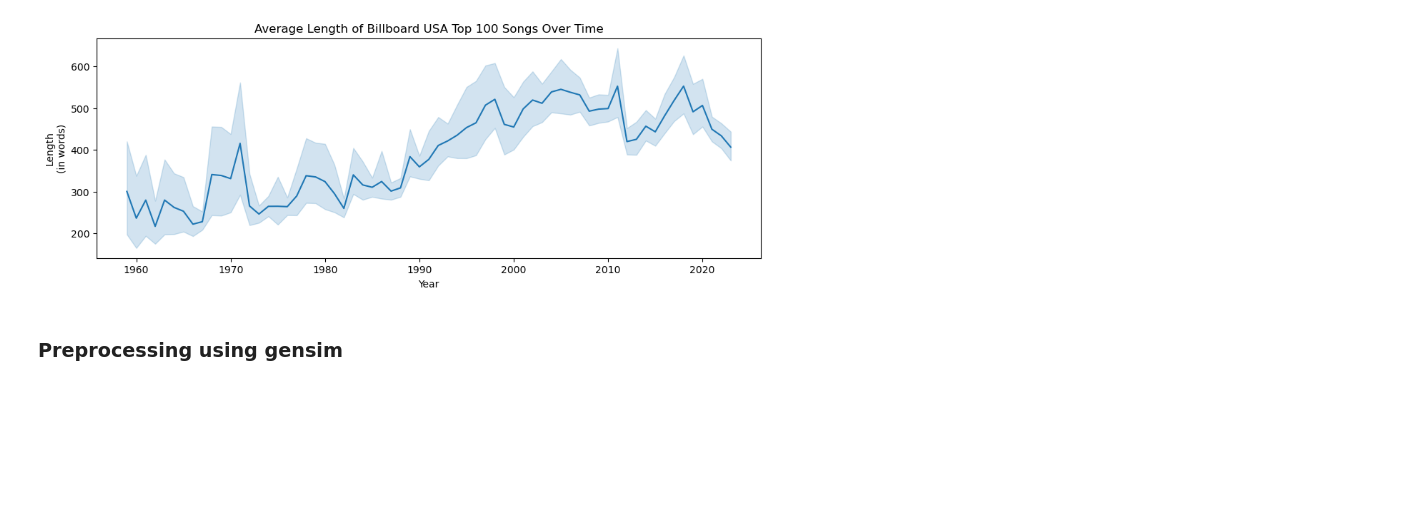
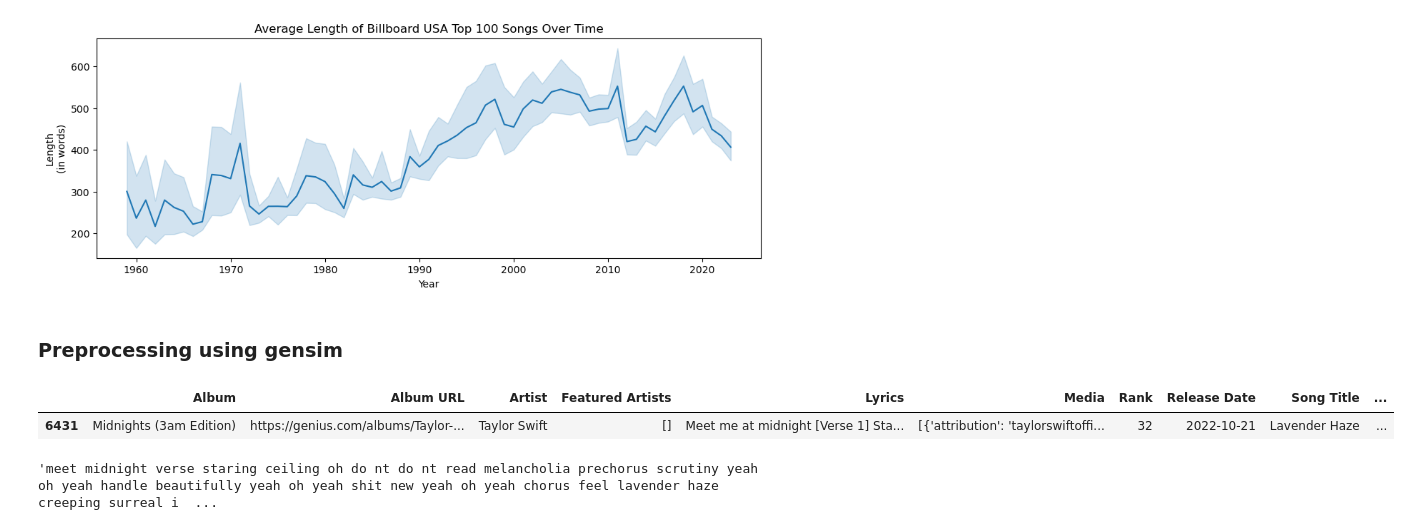
Before and after one commit to garimasc/topic_modeling_songs, a Jupyter notebook: eda.ipynb, the cells around one changed output. Cells and saved outputs as stored; diff of their text form; code cells hidden in the pictures; blank space fills up the shorter version.

Commit message:
clean data some more, domain specific stopwords

```diff
--- a/eda.ipynb
+++ b/eda.ipynb
@@ -131,6 +131,9 @@ def remove_punctuation(text):
     reg_punc =re.compile(r'[^\w\s]')
     text = reg_punc.sub(r'', text)
     return text
+
+def remove_stopwords(text):
+    return " ".join([ww for ww in text.split() if ww not in stop_words])
 
 def remove_html_url(text):
 
@@ -173,7 +176,7 @@ def remove_emoji(text):
 def preprocess(text):
 
     # clean text based on given filters
-    CUSTOM_FILTERS = [lambda x: x.lower(), remove_stopwords, remove_punctuation, remove_emoji,
+    CUSTOM_FILTERS = [lambda x: x.lower(), remove_punctuation, remove_emoji,
                                 remove_html_url, remove_numbers, remove_special_char]
     text = preprocess_string(text, CUSTOM_FILTERS)
     text = " ".join(text)
@@ -185,9 +188,30 @@ def lemmatize_text(text):
     return [" ".join([token.lemma_ for token in doc]) for doc in tqdm(nlp.pipe(text, batch_size=32)) ]
 
 stop_words = [remove_punctuation(ww) for ww in stopwords.words('english')]
+# add context specific stopwords
+stop_words.extend(['verse','chorus','prechorus','instrumental'])
 # %%
+# only keep english songs for now
+data = data.query('lang== "en"')
+data.drop_duplicates(['Song Title'], keep= 'first', inplace= True)
+# create song title to ID mapping
+data['Song Title'] = data['Song Title'].fillna('').apply(preprocess)
+title_id_map = {value:key for key,value in data['Song Title'].drop_duplicates().reset_index(drop= True).to_dict().items()}
+data['Song ID'] = data['Song Title'].map(title_id_map)
+
 data['clean_lyrics'] = data['Lyrics'].fillna('').apply(preprocess)
 data['clean_lyrics'] = lemmatize_text(data['clean_lyrics'])
+# remove stop words after lemmatization for eg im splits into 'i' and 'm'
+data['clean_lyrics'] = data['clean_lyrics'].apply(remove_stopwords)
 data['clean_length'] = winsorize(data['clean_lyrics'].apply(lambda x: len(x.split(" ")) if isinstance(x, str) else 0), (0.01, 0.01))
 
 data.drop(['Album URL',"Media",'Song URL'], axis= 1).to_csv("data/preprocessed.csv")
+# %%
+data.query("Artist== 'Taylor Swift'").tail(1)
+# %% [output]
+|  | Album | Album URL | Artist | Featured Artists | Lyrics | Media | Rank | Release Date | Song Title | ... |
+| 6431 | Midnights (3am Edition) | https://genius.com/albums/Taylor-... | Taylor Swift | [] | Meet me at midnight [Verse 1] Sta... | [{'attribution': 'taylorswiftoffi... | 32 | 2022-10-21 | Lavender Haze | ... |
+# %%
+data.query("Artist== 'Taylor Swift'").tail(1)['clean_lyrics'].iloc[0]
+# %% [output]
+'meet midnight verse staring ceiling oh do nt do nt read melancholia prechorus scrutiny yeah oh yeah handle beautifully yeah oh yeah shit new yeah oh yeah chorus feel lavender haze creeping surreal i  ...
```
Also changed, not shown: parts of 4 cells of this notebook, 1 other file.
